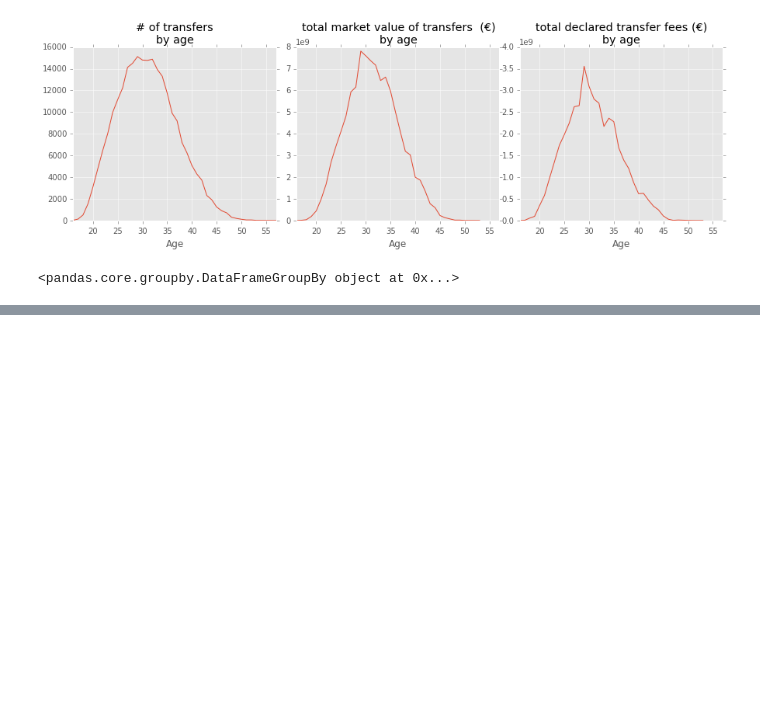
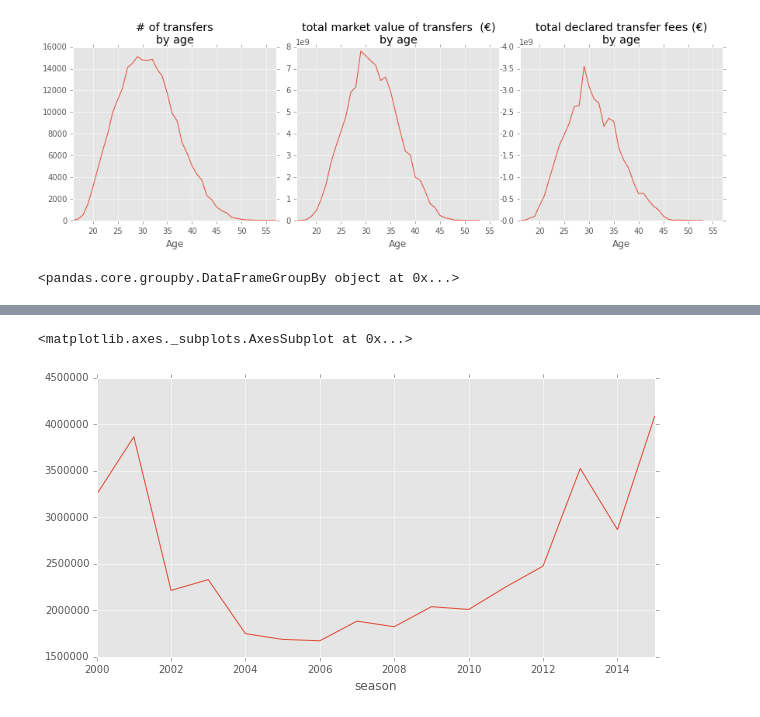
Before and after one commit to kebuhcah/soccer-history, a Jupyter notebook: notebooks/age_distributions.ipynb, the cells around one changed output, grey strips where cells are left out. Drawn from its saved outputs; the diff is of its cells as text; code cells hidden in the pictures; blank space fills up the shorter version.

```diff
--- a/notebooks/age_distributions.ipynb
+++ b/notebooks/age_distributions.ipynb
@@ -149,0 +155,6 @@ fig.savefig('loan_intl.png')
+# %%
+t=nonloans
+t[(t.feeValue>0)&(t.season>=2000)&(t.positionGroup.isin(['Midfield','d']))].groupby(['season'])['feeValue'].mean().rolling(window=1,center=False).mean().plot.line(figsize=(10,5))
+# %% [output]
+<matplotlib.axes._subplots.AxesSubplot at 0x...>
+[figure, added]
```
Also changed, not shown: parts of 11 cells of this notebook, 7 other files.
